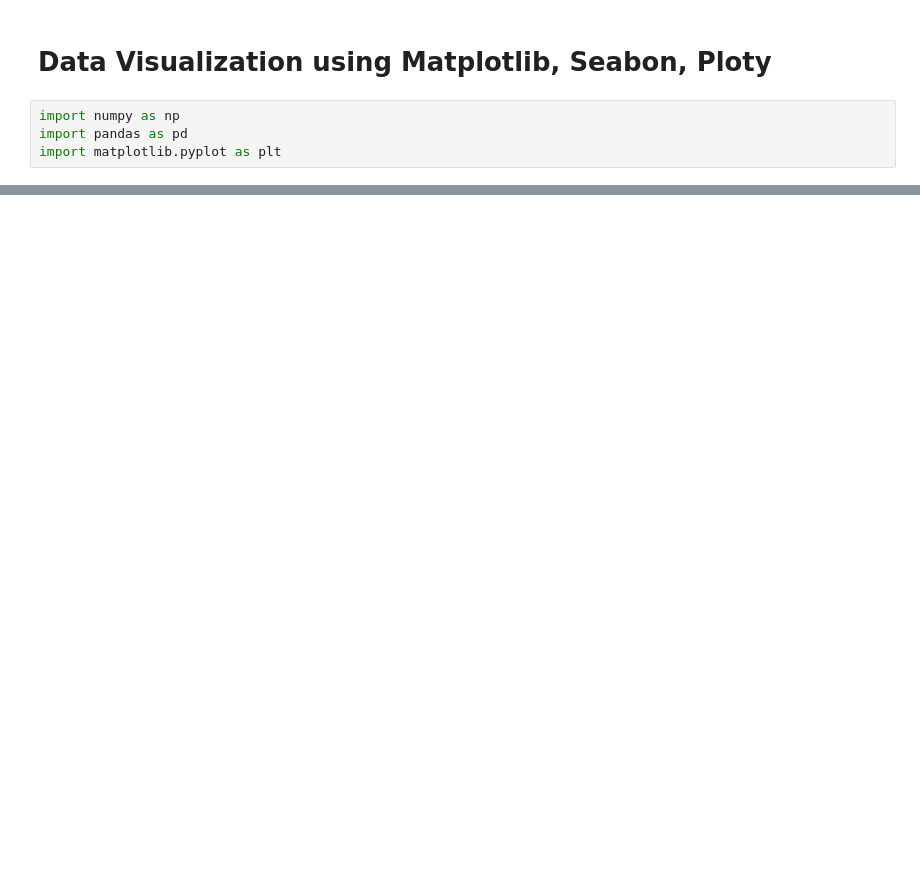
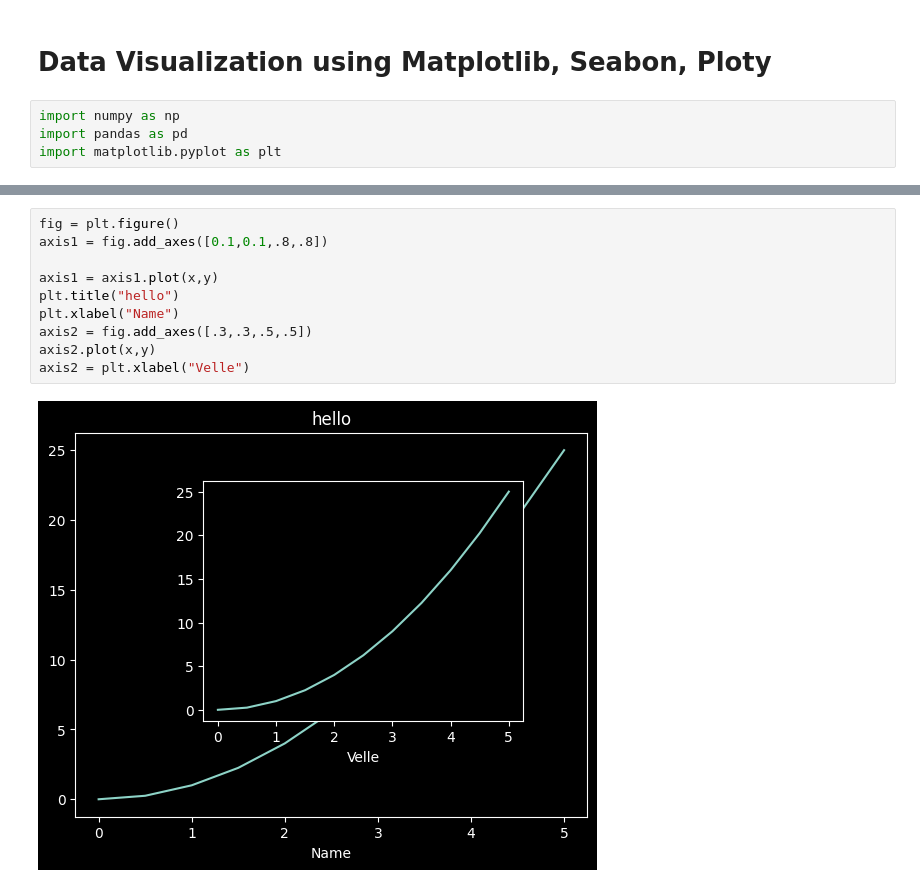
Before and after one commit to vivekkumars21/FFRAM, a Jupyter notebook: Visualization.ipynb, the cells around one changed output, grey strips where cells are left out. Cells and saved outputs as stored; diff of their text form; blank space fills up the shorter version.

```diff
--- a/Visualization.ipynb
+++ b/Visualization.ipynb
@@ -19,0 +33,12 @@ plt.plot(x,y)
+# %%
+fig = plt.figure()
+axis1 = fig.add_axes([0.1,0.1,.8,.8])
+
+axis1 = axis1.plot(x,y)
+plt.title("hello")
+plt.xlabel("Name")
+axis2 = fig.add_axes([.3,.3,.5,.5])
+axis2.plot(x,y)
+axis2 = plt.xlabel("Velle")
+# %% [output]
+[figure, added]
```
Also changed, not shown: parts of 3 cells of this notebook, 1 other file.
